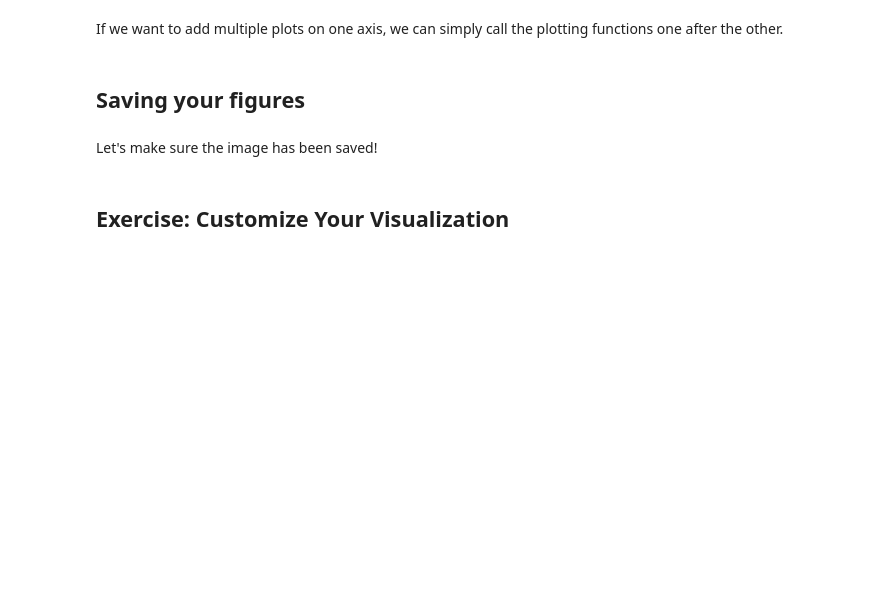
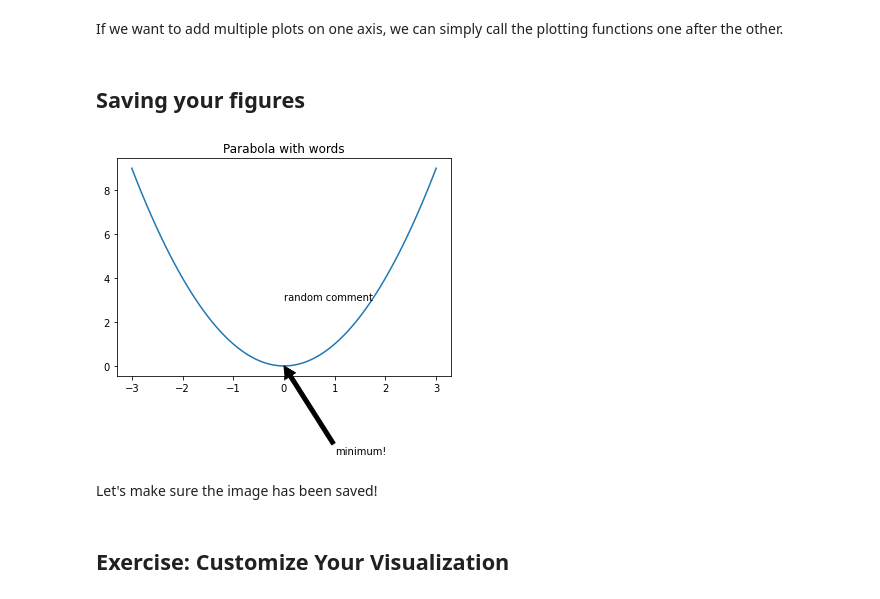
Before and after one commit to garrettwilliams90/ds-data_visualization-bvh32, a Jupyter notebook: data_visualization.ipynb, the cells around one changed output. Drawn from its saved outputs; the diff is of its cells as text; code cells hidden in the pictures; blank space fills up the shorter version.

```diff
--- a/data_visualization.ipynb
+++ b/data_visualization.ipynb
@@ -407,16 +444,18 @@ ax.scatter(X, Y2, c='darkgreen', marker='*', s=50);
 # %%
 fig, ax = plt.subplots()
 
 X = np.linspace(-3, 3, 100)
 y = X**2
 ax.plot(X, y)
 ax.set_title('Parabola with words')
 ax.text(s='random comment', x=0, y=3)
-ax.annotate(s='minimum!', xy=(0, 0), xytext=(1, -4), # For newer versions of
+ax.annotate(text='minimum!', xy=(0, 0), xytext=(1, -4), # For newer versions of
            arrowprops={'facecolor': 'black'});       # matplotlib replace 's'
                                                      # with 'text'!
 # Let's save it!
 plt.savefig('images/parabola.png')
+# %% [output]
+[figure, added]
 # %% [markdown]
 Let's make sure the image has been saved!
 # %% [markdown]
```
Also changed, not shown: parts of 12 cells of this notebook.
